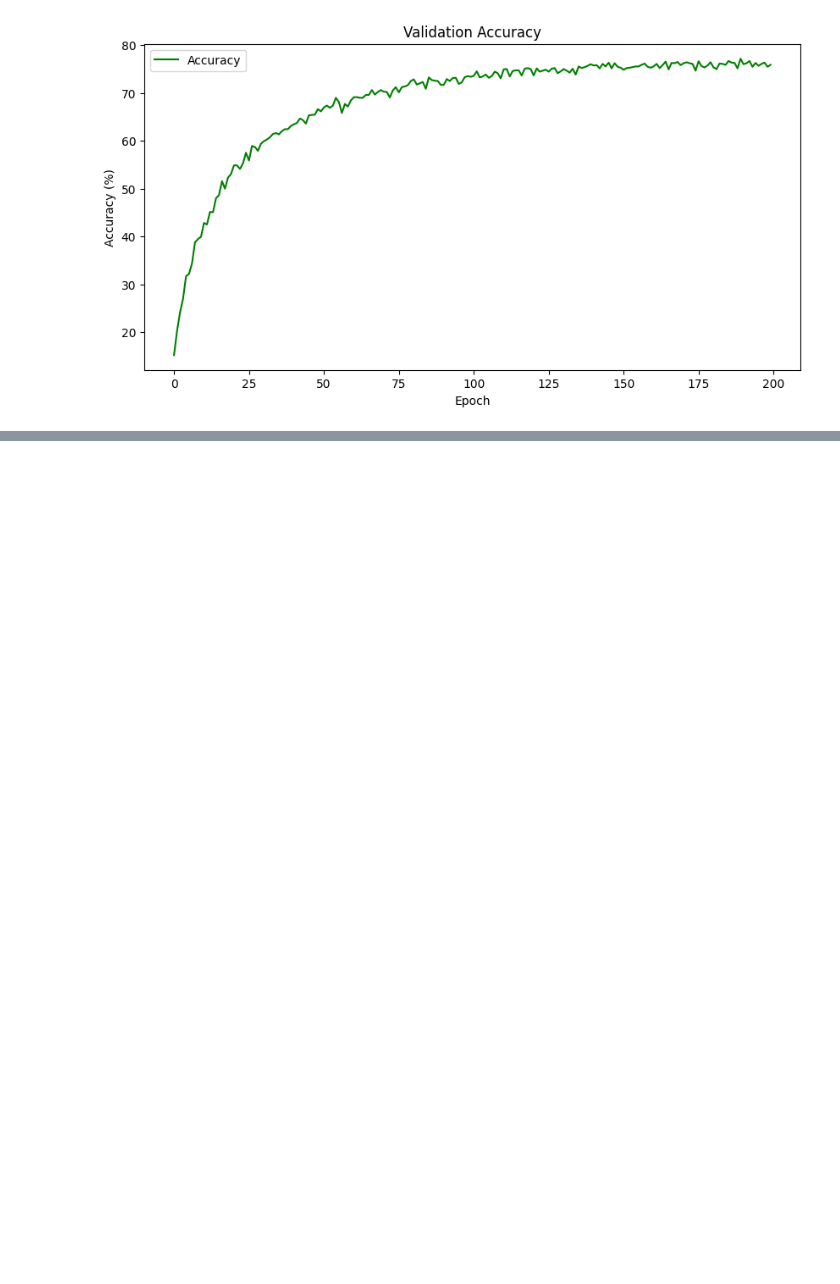
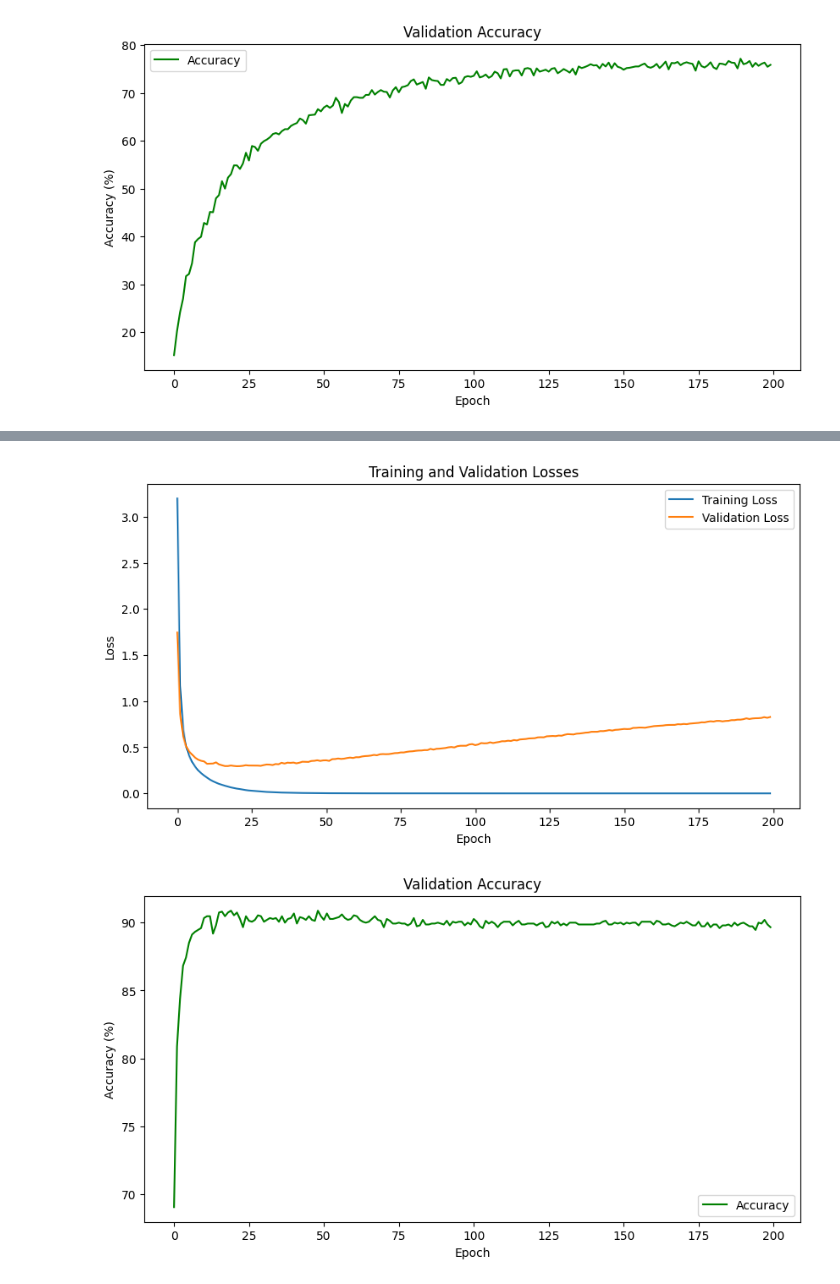
Before and after one commit to JustinSQiu/synthetic_data_probing, a Jupyter notebook: data_clustering.ipynb, the cells around one changed output, grey strips where cells are left out. Cells and saved outputs as stored; diff of their text form; code cells hidden in the pictures; blank space fills up the shorter version.

```diff
--- a/data_clustering.ipynb
+++ b/data_clustering.ipynb
@@ -195,0 +222,19 @@ plt.show()
+# %%
+tensor_embedded_data = torch.tensor(np.array(bert_embedded_data.output["embeddings"][20000:27400]))
+labels = []
+for i in range(len(tensor_embedded_data) // 100):
+    labels.extend([i] * 100)
+tensor_labels = torch.tensor(labels)
+
+dataset = TensorDataset(tensor_embedded_data, tensor_labels)
+
+train_size = int(len(tensor_embedded_data) * 0.8)
+train_dataset, val_dataset = random_split(dataset, [train_size, len(tensor_embedded_data) - train_size])
+
+batch_size = 32
+train_loader = DataLoader(train_dataset, batch_size=batch_size, shuffle=True)
+val_loader = DataLoader(val_dataset, batch_size=batch_size, shuffle=True)
+# %%
+model2 = MLP(input_size, hidden_size, output_size)
+criterion = nn.CrossEntropyLoss()
+optimizer = optim.Adam(model.parameters(), lr=0.001)
@@ -195,0 +301,20 @@ plt.show()
+# %%
+plt.figure(figsize=(10, 5))
+plt.plot(train_losses, label='Training Loss')
+plt.plot(val_losses, label='Validation Loss')
+plt.xlabel('Epoch')
+plt.ylabel('Loss')
+plt.title('Training and Validation Losses')
+plt.legend()
+plt.show()
+
+plt.figure(figsize=(10, 5))
+plt.plot(accuracies, label='Accuracy', color='green')
+plt.xlabel('Epoch')
+plt.ylabel('Accuracy (%)')
+plt.title('Validation Accuracy')
+plt.legend()
+plt.show()
+# %% [output]
+[figure, added]
+[figure, added]
```
Also changed, not shown: parts of 6 cells of this notebook, 1 other file.
